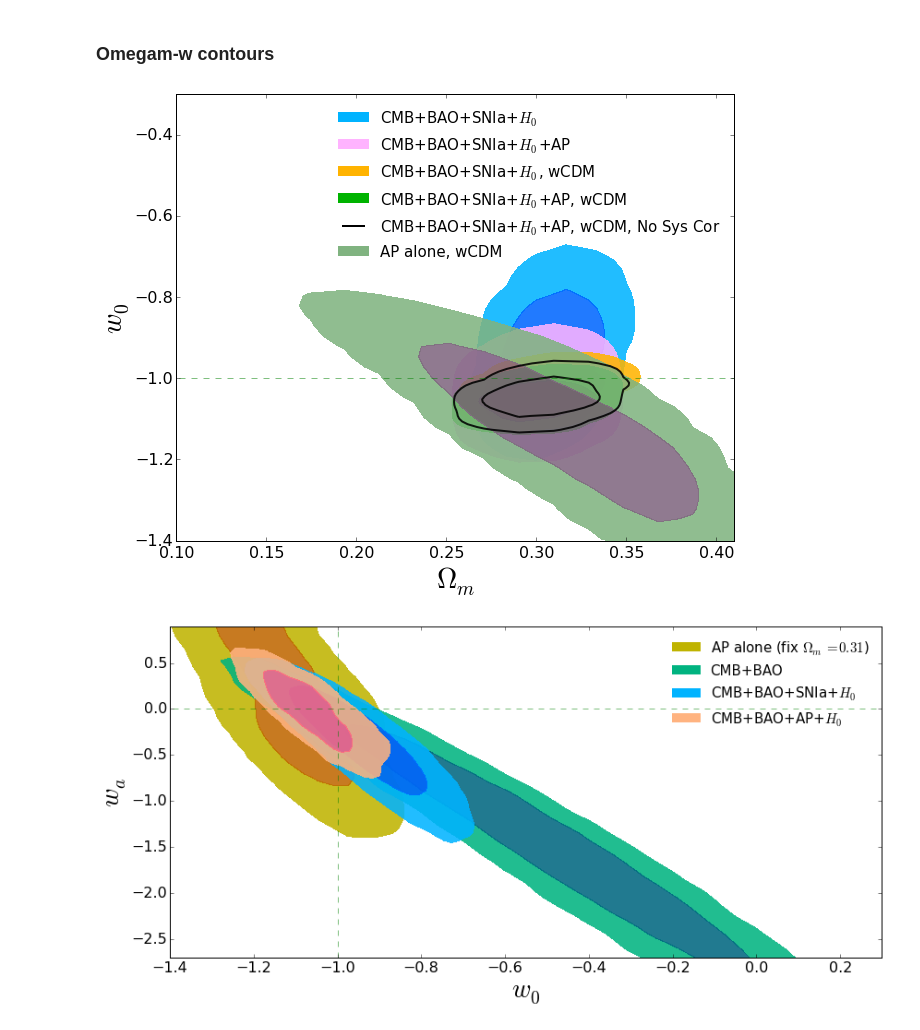
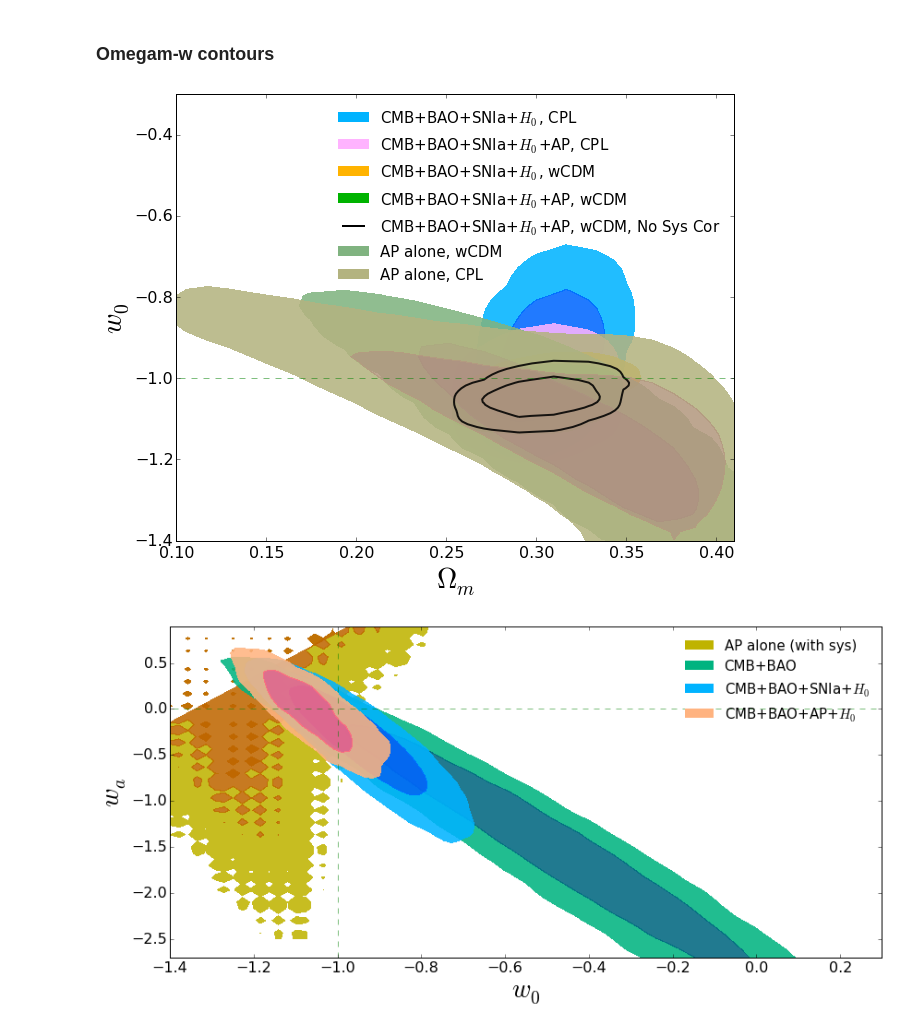
Before and after one commit to xiaodongli1986/2PCF_AP, a Jupyter notebook: 6.Plot_Contour_VIP_Tests.ipynb, the cells around one changed output. Cells and saved outputs as stored; diff of their text form; code cells hidden in the pictures.

```diff
--- a/6.Plot_Contour_VIP_Tests.ipynb
+++ b/6.Plot_Contour_VIP_Tests.ipynb
@@ -366,6 +366,7 @@ cnt = np.loadtxt(file1+'_2D_3_1_cont')
 cnt = array([cnt[1], cnt[0],cnt[0]/2,] )
 rlt = ax.contourf(X,Y,pts,cnt, colors=[[0,0.7,1],[0,0.4,1]], alpha=0.87, label='Approximate 2pCF', linewidths=2,)
 #w0waCont_1sig, w0waCont_2sig = rlt.Cntr.trace(0), rlt.Cnt`r.trace(1)
+ax.plot([-100,-100],[-100,-100], c= [0,0.7,1], label='CMB+BAO+SNIa+$H_0$, CPL', lw=10)
 
 file1 = cosmomcdir+'plot_data/base_w_wa_plikHM_TTTEEE_lowTEB_BAO_H070p6_JLA___base1omws_om0.2600_w-1.0000'
 pts = np.loadtxt(file1+'_2D_3_1')
@@ -374,6 +375,7 @@ Y = Xfromdata(np.loadtxt(file1+'_p3.dat'))
 cnt = np.loadtxt(file1+'_2D_3_1_cont')
 cnt = array([cnt[1], cnt[0],cnt[0]/2,] )
 rlt = ax.contourf(X,Y,pts,cnt,  colors=[[1,0.7,1],[1,0.4,1]], alpha=0.87, label='Approximate 2pCF', linewidths=2, linestyles='-')
+ax.plot([-100,-100],[-100,-100], c= [1,0.7,1], label='CMB+BAO+SNIa+$H_0$+AP, CPL', lw=10)
 
 file1 = cosmomcdir+'plot_data/base_w_plikHM_TTTEEE_lowTEB_BAO_H070p6_JLA_simple'
 pts = np.loadtxt(file1+'_2D_3_1')
@@ -382,7 +384,7 @@ Y = Xfromdata(np.loadtxt(file1+'_p3.dat'))
 cnt = np.loadtxt(file1+'_2D_3_1_cont')
 cnt = array([cnt[1], cnt[0],cnt[0]/2,] )
 rlt = ax.contourf(X,Y,pts,cnt,  colors=[[1,0.7,0],[1,0.4,0]], alpha=0.87, label='Approximate 2pCF', linewidths=2, linestyles='-')
-
+ax.plot([-100,-100],[-100,-100], c= [1,0.7,0], label='CMB+BAO+SNIa+$H_0$, wCDM', lw=10)
 
 file1 = cosmomcdir+'plot_data/base_w_plikHM_TTTEEE_lowTEB_BAO_H070p6_JLA___base1omws_om0.2600_w-1.0000'
 pts = np.loadtxt(file1+'_2D_3_1')
@@ -391,6 +393,7 @@ Y = Xfromdata(np.loadtxt(file1+'_p3.dat'))
 cnt = np.loadtxt(file1+'_2D_3_1_cont')
 cnt = array([cnt[1], cnt[0],cnt[0]/2,] )
 rlt = ax.contourf(X,Y,pts,cnt,  colors=[[0,0.7,0],[0,0.4,0]], alpha=0.87, label='Approximate 2pCF', linewidths=2, linestyles='-')
+ax.plot([-100,-100],[-100,-100], c= [0,0.7,0], label='CMB+BAO+SNIa+$H_0$+AP, wCDM', lw=10)
 
 file1 = cosmomcdir+'plot_data/base_w_plikHM_TTTEEE_lowTEB_BAO_H070p6_JLA___base1omws_om0.2600_w-1.0000_nosyscor'
 pts = np.loadtxt(file1+'_2D_3_1')
@@ -399,6 +402,7 @@ Y = Xfromdata(np.loadtxt(file1+'_p3.dat'))
 cnt = np.loadtxt(file1+'_2D_3_1_cont')
 cnt = array([cnt[1], cnt[0]] )
 rlt = ax.contour(X,Y,pts,cnt,  colors='k', alpha=0.87, label='Approximate 2pCF', linewidths=2, linestyles='-')
+ax.plot([-100,-100],[-100,-100], c= 'k', label='CMB+BAO+SNIa+$H_0$+AP, wCDM, No Sys Cor', lw=2)
 
 file1 = cosmomcdir+'plot_data/base_w_AP___base1omws_om0.2600_w-1.0000'
 pts = np.loadtxt(file1+'_2D_3_1')
@@ -407,13 +411,17 @@ Y = Xfromdata(np.loadtxt(file1+'_p3.dat'))
 cnt = np.loadtxt(file1+'_2D_3_1_cont')
 cnt = array([cnt[1], cnt[0],cnt[0]/2,] )
 rlt = ax.contourf(X,Y,pts,cnt,  colors=[[0.5,0.7,0.5],[0.5,0.4,0.5]], alpha=0.87, label='Approximate 2pCF', linewidths=2, linestyles='-')
+ax.plot([-100,-100],[-100,-100], c= [0.5,0.7,0.5], label='AP alone, wCDM', lw=10)
 
-ax.plot([-100,-100],[-100,-100], c= [0,0.7,1], label='CMB+BAO+SNIa+$H_0$', lw=10)
-ax.plot([-100,-100],[-100,-100], c= [1,0.7,1], label='CMB+BAO+SNIa+$H_0$+AP', lw=10)
-ax.plot([-100,-100],[-100,-100], c= [1,0.7,0], label='CMB+BAO+SNIa+$H_0$, wCDM', lw=10)
-ax.plot([-100,-100],[-100,-100], c= [0,0.7,0], label='CMB+BAO+SNIa+$H_0$+AP, wCDM', lw=10)
-ax.plot([-100,-100],[-100,-100], c= 'k', label='CMB+BAO+SNIa+$H_0$+AP, wCDM, No Sys Cor', lw=2)
-ax.plot([-100,-100],[-100,-100], c= [0.5,0.7,0.5], label='AP alone, wCDM', lw=10)
+file1 = cosmomcdir+'plot_data/base_w_wa_AP___om0.2600_w-1.0000'
+pts = np.loadtxt(file1+'_2D_3_1')
+X = Xfromdata(np.loadtxt(file1+'_p1.dat'))
+Y = Xfromdata(np.loadtxt(file1+'_p3.dat'))
+cnt = np.loadtxt(file1+'_2D_3_1_cont')
+cnt = array([cnt[1], cnt[0],cnt[0]/2,] )
+rlt = ax.contourf(X,Y,pts,cnt,  colors=[[0.7,0.7,0.5],[0.7,0.6,0.5]], alpha=0.87, label='Approximate 2pCF', linewidths=2, linestyles='-')
+ax.plot([-100,-100],[-100,-100], c= [0.7,0.7,0.5], label='AP alone, CPL', lw=10)
+
 ax.legend(frameon=False, fontsize=15)
 ax.plot([0,1],[-1,-1], linewidth=0.5, ls='--', c='g')
 
@@ -424,14 +432,14 @@ ax.set_xlim(0.1,0.41)
 ax.set_ylim(-1.4, -0.3)
 fig.savefig('./Draft/figCPL_a.'+figformat, format=figformat)
 # %% [output]
-[figure, old version]
+[figure, new version]
 # %%
 cosmomcdir = '/home/xiaodongli/software/cosmomcs/12Oct_generic/'
 
 fig, ax = figax(12,6)
 
 # AP alone
-if True:
+if False:
     file1 = cosmomcdir+'plot_data/base_w_wa_AP___base1omws_om0.2600_w-1.0000_fixom0.31'
     pts = np.loadtxt(file1+'_2D_4_3')
     X = Xfromdata(np.loadtxt(file1+'_p3.dat'))
@@ -440,6 +448,25 @@ if True:
     cnt = array([cnt[1], cnt[0],cnt[0]/2,] )
     rlt1 = ax.contourf(X,Y,pts,cnt, colors=[[0.75,0.7,0.],[0.75,0.4,0.]], alpha=0.87, linewidths=2,)
     ax.plot([-100,-100],[-100,-100], c= [0.75,0.7,0.], label='AP alone (fix $\Omega_m=0.31$)', lw=10)
+if False:
+    file1 = cosmomcdir+'plot_data/base_w_wa_AP___om0.2600_w-1.0000'
+    pts = np.loadtxt(file1+'_2D_4_3')
+    X = Xfromdata(np.loadtxt(file1+'_p3.dat'))
+    Y = Xfromdata(np.loadtxt(file1+'_p4.dat'))
+    cnt = np.loadtxt(file1+'_2D_4_3_cont')
+    cnt = array([cnt[1], cnt[0],cnt[0]/2,] )
+    rlt1 = ax.contourf(X,Y,pts,cnt, colors=[[0.75,0.7,0.],[0.75,0.4,0.]], alpha=0.87, linewidths=2,)
+    ax.plot([-100,-100],[-100,-100], c= [0.75,0.7,0.], label='AP alone', lw=10)
+
+if True:
+    file1 = cosmomcdir+'plot_data/base_w_wa_AP___base1omws_om0.2600_w-1.0000_nosyscor_1'
+    pts = np.loadtxt(file1+'_2D_4_3')
+    X = Xfromdata(np.loadtxt(file1+'_p3.dat'))
+    Y = Xfromdata(np.loadtxt(file1+'_p4.dat'))
+    cnt = np.loadtxt(file1+'_2D_4_3_cont')
+    cnt = array([cnt[1], cnt[0],cnt[0]/2,] )
+    rlt1 = ax.contourf(X,Y,pts,cnt, colors=[[0.75,0.7,0.],[0.75,0.4,0.]], alpha=0.87, linewidths=2,)
+    ax.plot([-100,-100],[-100,-100], c= [0.75,0.7,0.], label='AP alone (with sys)', lw=10)
 
 # CMB+BAO
 if True:
@@ -509,31 +536,31 @@ if True:
     ax.plot([-100,-100],[-100,-100], c= [1,0.7,0.5], label='CMB+BAO+AP+$H_0$', lw=10)
 
 ## CMB+BAO+SNIa+AP+H0
 if False:
     file1 = cosmomcdir+'plot_data/base_w_wa_plikHM_TTTEEE_lowTEB_BAO_H070p6_JLA___base1omws_om0.2600_w-1.0000'
     pts = np.loadtxt(file1+'_2D_4_3')
     X = Xfromdata(np.loadtxt(file1+'_p3.dat'))
     Y = Xfromdata(np.loadtxt(file1+'_p4.dat'))
     cnt = np.loadtxt(file1+'_2D_4_3_cont')
     cnt = array([cnt[1], cnt[0],cnt[0]/2,] )
     rlt2 = ax.contourf(X,Y,pts,cnt,  colors=[[1,0.7,1],[1,0.4,1]],  alpha=0.87,
                       linewidths=2, linestyles='-')
     ax.plot([-100,-100],[-100,-100], c= [1,0.7,1], label='CMB+BAO+SNIa+AP+$H_0$', lw=10)
 
 
 
 ax.legend(frameon=False, fontsize=15, loc='upper right')
 #ax.scatter([-1],[0], marker='+', linewidth=3, s=150, c='g')
 ax.plot([-2,2],[0,0], linewidth=0.5, ls='--', c='g')
 ax.plot([-1,-1],[-5,5], linewidth=0.5, ls='--', c='g')
 #ax.grid();
 ax.set_xlabel('$w_0$', fontsize=28)
 ax.set_ylabel('$w_a$', fontsize=28)
 #ax.set_xlim(-1.35, -0.45); ax.set_ylim(-2.1,0.9)
 #ax.set_xlim(-1.4, -0.3); ax.set_ylim(-2.5,0.9)
 ax.set_xlim(-1.4,  0.3); ax.set_ylim(-2.7,0.9)
 fig.tight_layout()
 #fig.savefig('./Draft/figCPL_b_BAOSNIaAP.'+figformat, format=figformat)
 #fig.savefig('./Draft/figCPL_b.'+figformat, format=figformat)
 # %% [output]
-[figure, old version]
+[figure, new version]
```
Also changed, not shown: 10 other files.
